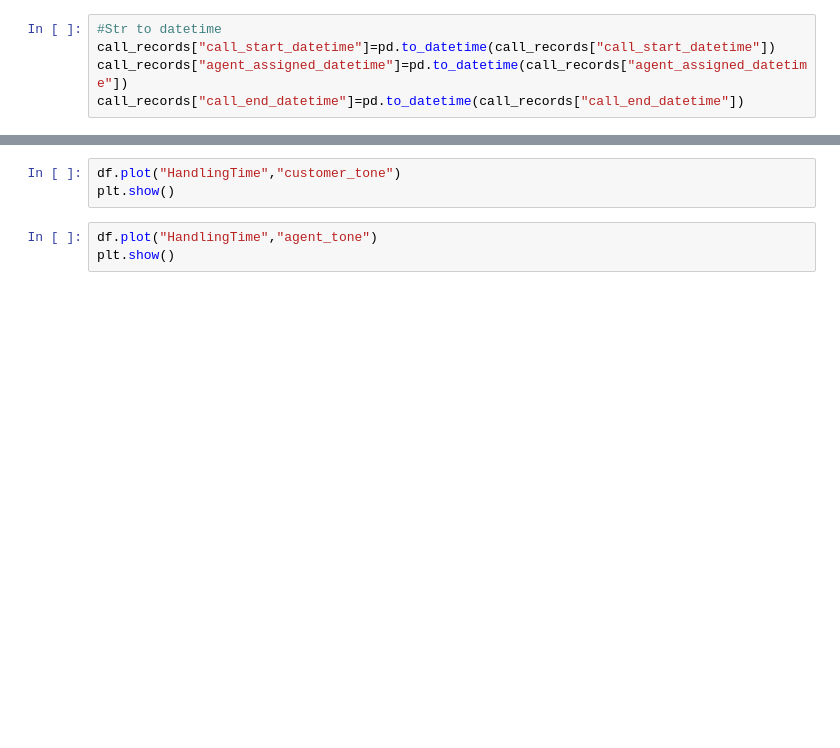
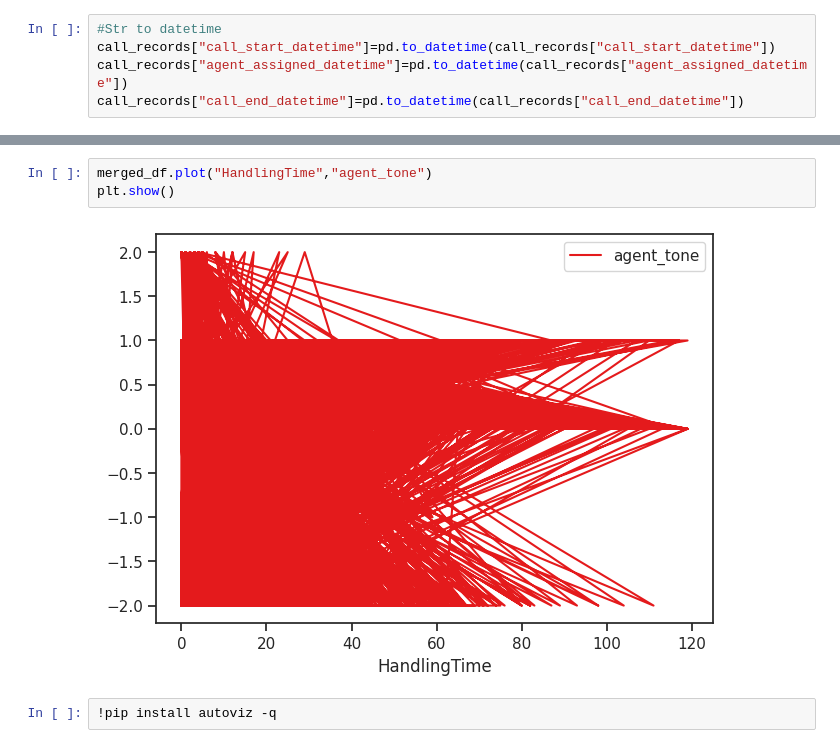
Before and after one commit to Tatwansh/SkyHack-FlyHigh, a Jupyter notebook: flyhigh001.ipynb, the cells around one changed output, grey strips where cells are left out. Cells and saved outputs as stored; diff of their text form; blank space fills up the shorter version.

```diff
--- a/flyhigh001.ipynb
+++ b/flyhigh001.ipynb
@@ -97,6 +274,7 @@ plt.show()
 # %%
-df.plot("HandlingTime","customer_tone")
+merged_df.plot("HandlingTime","agent_tone")
 plt.show()
+# %% [output]
+[figure, added]
-# %%
-df.plot("HandlingTime","agent_tone")
-plt.show()
+# %%
+!pip install autoviz -q
```
Also changed, not shown: parts of 23 cells of this notebook.
